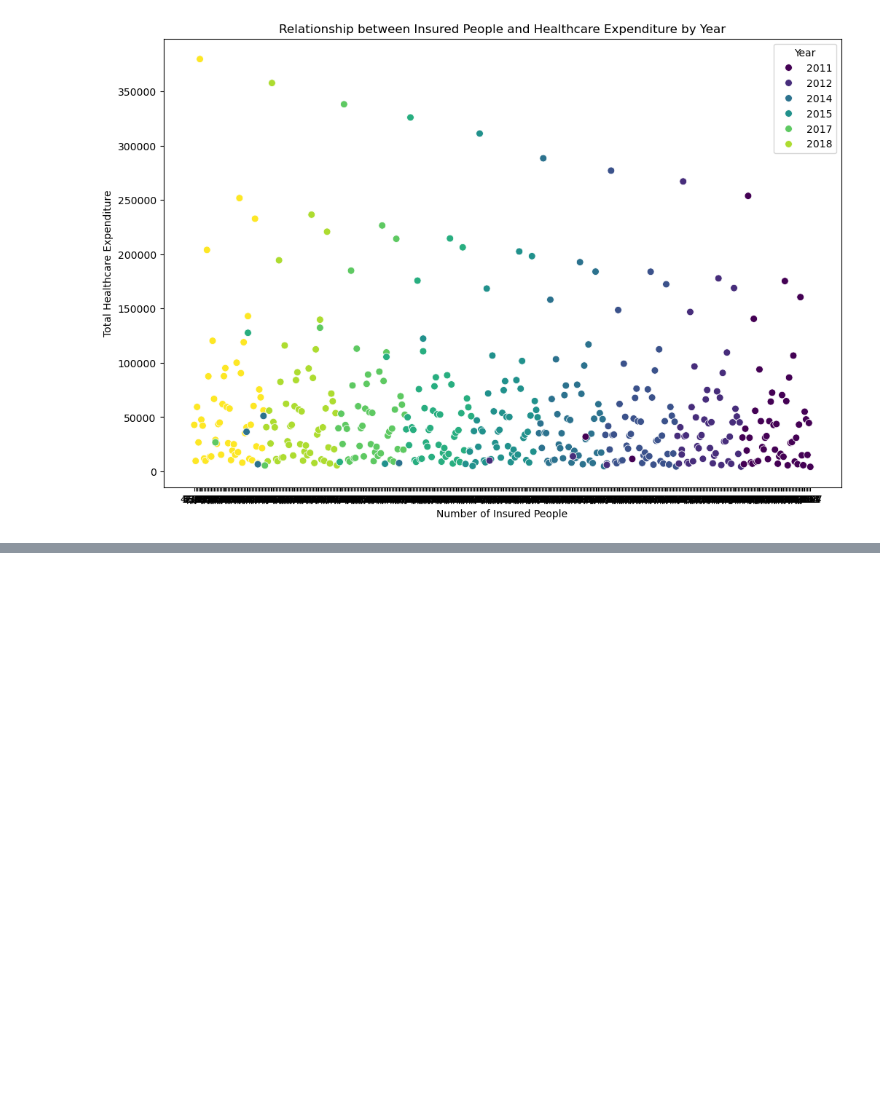
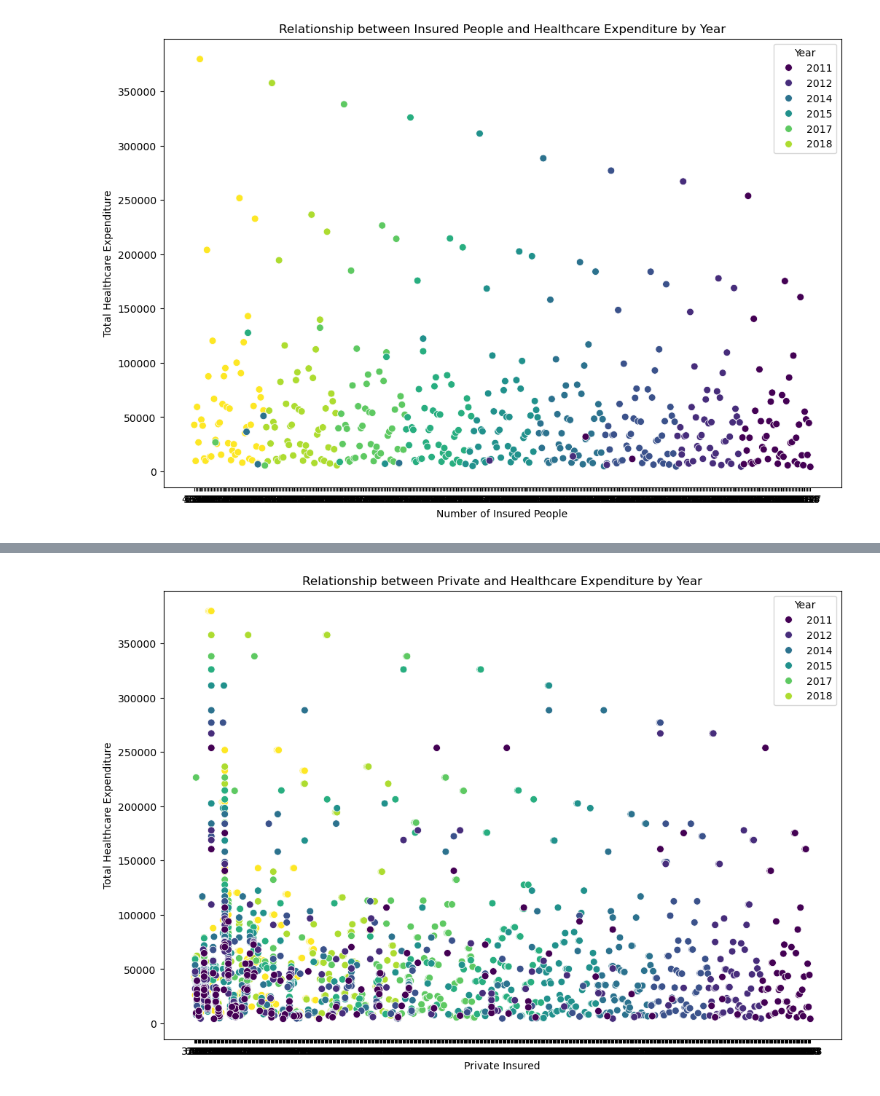
Before and after one commit to slzabala/Project-1-Healthcare-Cost-Analysis, a Jupyter notebook: Healthcare_Data_Analysis_Final.ipynb, the cells around one changed output, grey strips where cells are left out. Saved outputs shown, nothing was run; the diff lists cells and outputs as text; code cells hidden in the pictures; blank space fills up the shorter version.

```diff
--- a/Healthcare_Data_Analysis.ipynb
+++ b/Healthcare_Data_Analysis_Final.ipynb
@@ -725,0 +840,21 @@ plt.show()
+# %%
+# Load the cleaned datasets
+
+population_data_df = population_data[(population_data['Year'] >= 2011) & (population_data['Year'] <= 2019)]
+population_data_df = population_data_df[['State','Total Health Spending','Year']]
+
+
+#population_data
+insurance_data_df = insurance_data[(insurance_data['Year'] >= 2011) & (insurance_data['Year'] <= 2019)]
+insurance_data_df = insurance_data_df[insurance_data_df['Coverage'] == 'Private']
+insurance_data_df
+
+# Merge DataFrames on multiple columns
+merged_df = pd.merge(
+    population_data_df,
+    insurance_data_df,
+    left_on=['State', 'Year'],
+    right_on=['Nation', 'Year'],
+    how= 'inner'
+)
+merged_df
@@ -725,0 +875,12 @@ plt.show()
+# %%
+## merged_data: 'Private Insured', 'Healthcare Expenditure', 'Year', and 'State'
+plt.figure(figsize=(12, 8))
+sns.scatterplot(data=merged_df, x='Value', y='Total Health Spending', hue='Year', palette='viridis', s=50)
+#sns.regplot(data=merged_df, x='Value', y='Total Health Spending', scatter=False, color='gray', line_kws={'linestyle':'--'})
+plt.title('Relationship between Private and Healthcare Expenditure by Year')
+plt.xlabel('Private Insured')
+plt.ylabel('Total Healthcare Expenditure')
+plt.legend(title='Year')
+plt.show()
+# %% [output]
+[figure, added]
```
Also changed, not shown: parts of 32 cells of this notebook, 3 other files.
